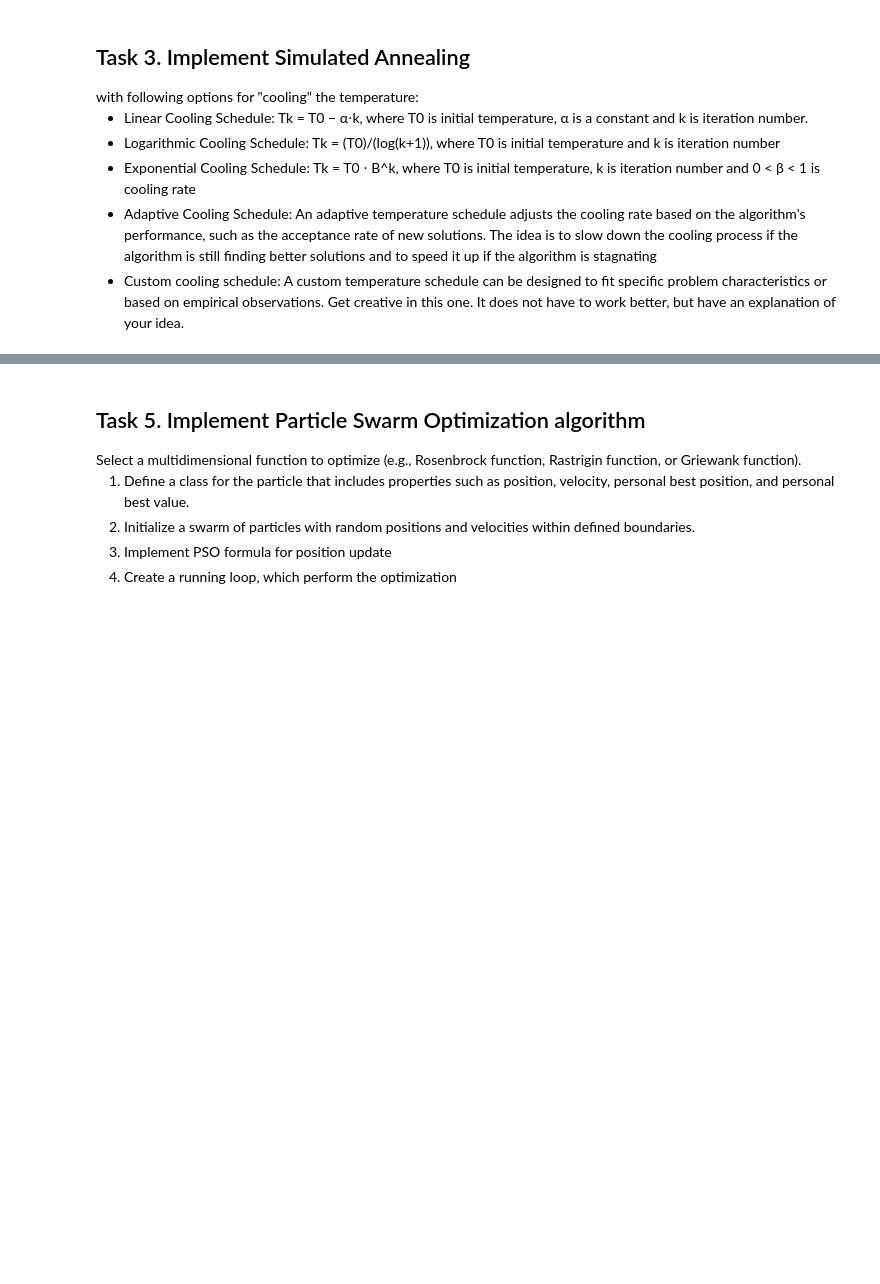
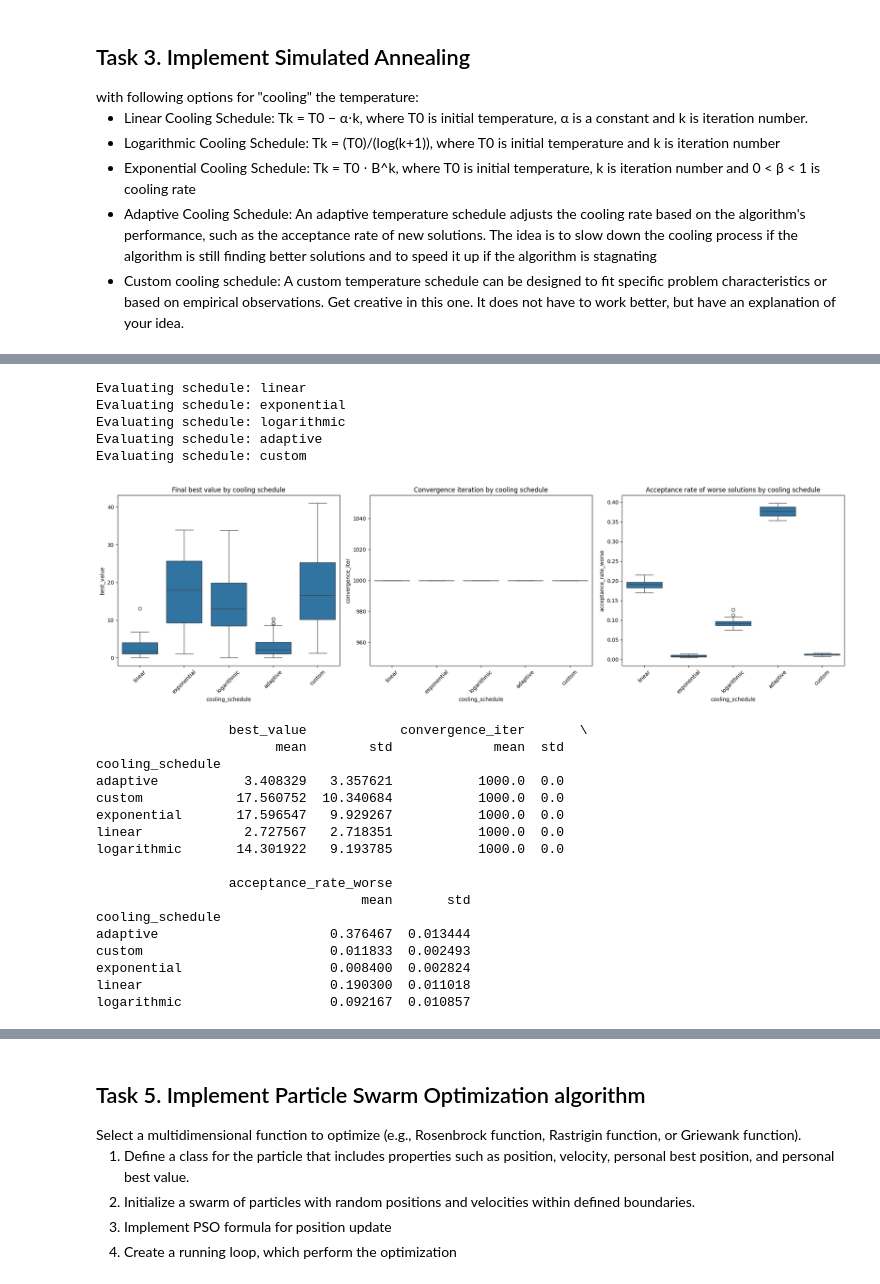
Before and after one commit to ImraKocis/optimization-algorithms-based-on-evolutionary-computing, a Jupyter notebook: ProjectGuide.ipynb, the cells around one changed output, grey strips where cells are left out. Saved outputs shown, nothing was run; the diff lists cells and outputs as text; code cells hidden in the pictures; blank space fills up the shorter version.

Commit message:
simulated annealing metrics and evaluation - todo: fix adaptive cooling function

```diff
--- a/ProjectGuide.ipynb
+++ b/ProjectGuide.ipynb
@@ -392,0 +385,56 @@ print(f'Rastrigin function value at {x}: {value}')
+# %%
+import numpy as np
+from algorithms.simulated_annealing.plot_sa_metrics import plot_sa_results
+from algorithms.simulated_annealing.evaluate_sa import evaluate_sa
+
+schedules = [
+    {"name": "linear", "kwargs": {"alpha": 0.01}},
+    {"name": "exponential", "kwargs": {"beta": 0.95}},
+    {"name": "logarithmic", "kwargs": None},
+    {"name": "adaptive", "kwargs": {"acceptance_rate": 0.44, "adapt_factor": 0.95, "window": 50}},
+    {"name": "custom", "kwargs": None}
+]
+
+results = {}
+bounds = np.array([[-5.12, 5.12]] * 2)
+for element in schedules:
+    print(f"Evaluating schedule: {element['name']}")
+    results[element['name']] = evaluate_sa(
+        rastrigin_objective_function,
+        bounds,
+        global_minimum=0.0,
+        n_iterations=1000,
+        step_size=0.2,
+        T0=10,
+        cooling_schedule=element['name'],
+        cooling_kwargs=element['kwargs'],
+        tolerance=1e-3,
+        n_trials=30,
+    )
+
+
+plot_sa_results(results)
+# %% [output]
+Evaluating schedule: linear
+Evaluating schedule: exponential
+Evaluating schedule: logarithmic
+Evaluating schedule: adaptive
+Evaluating schedule: custom
+[figure, added]
+                 best_value            convergence_iter       \
+                       mean        std             mean  std
+cooling_schedule
+adaptive           3.408329   3.357621           1000.0  0.0
+custom            17.560752  10.340684           1000.0  0.0
+exponential       17.596547   9.929267           1000.0  0.0
+linear             2.727567   2.718351           1000.0  0.0
+logarithmic       14.301922   9.193785           1000.0  0.0
+
+                 acceptance_rate_worse
+                                  mean       std
+cooling_schedule
+adaptive                      0.376467  0.013444
+custom                        0.011833  0.002493
+exponential                   0.008400  0.002824
+linear                        0.190300  0.011018
+logarithmic                   0.092167  0.010857
```
Also changed, not shown: parts of 3 cells of this notebook, 6 other files.
